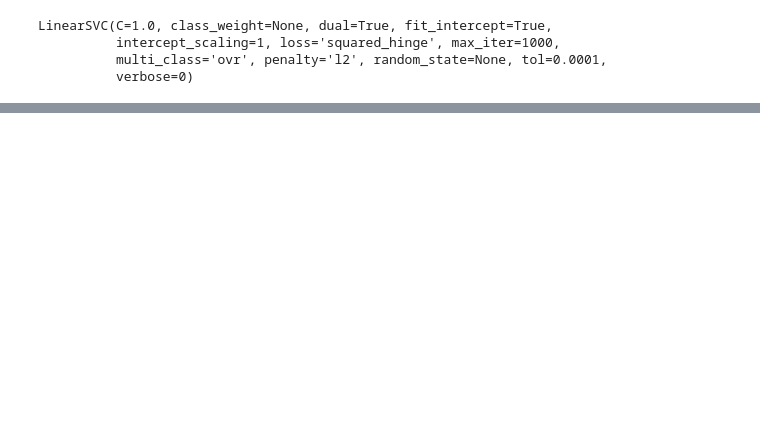
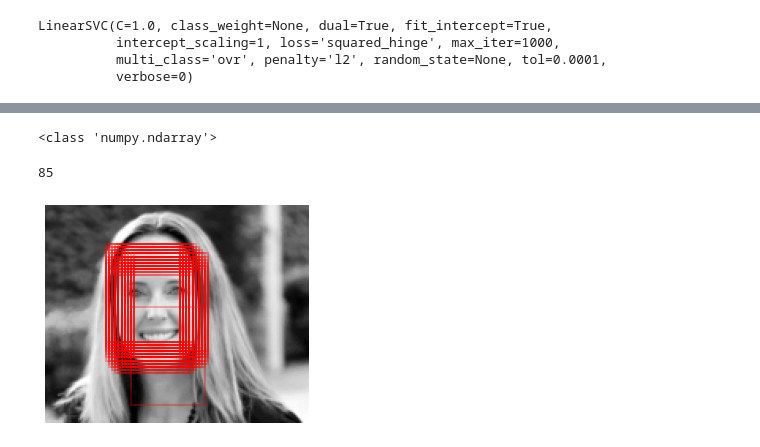
Before and after one commit to mjtaheri11/hw2, a Jupyter notebook: hw2.ipynb, the cells around one changed output, grey strips where cells are left out. Drawn from its saved outputs; the diff is of its cells as text; code cells hidden in the pictures; blank space fills up the shorter version.

```diff
--- a/hw2.ipynb
+++ b/hw2.ipynb
@@ -67,14 +74,16 @@ negative_patches = np.vstack([extract_patches(im, 1500, scale)
 # %%
 from itertools import chain
-X_train = np.array([feature.hog(im)
+X = np.array([feature.hog(im)
                     for im in chain(positive_patches,
                                     negative_patches)])
-y_train = np.zeros(X_train.shape[0])
-y_train[:positive_patches.shape[0]] = 1
+y = np.zeros(X.shape[0])
+y[:positive_patches.shape[0]] = 1
 # %%
 from sklearn.svm import LinearSVC
-from sklearn.model_selection import GridSearchCV
+from sklearn import linear_model
+from sklearn.model_selection import GridSearchCV, train_test_split
+X_train, X_test, y_train, y_test = train_test_split(X, y, test_size=0.2)
 grid = GridSearchCV(LinearSVC(), {'C': [1.0, 2.0, 4.0, 8.0]})
 grid.fit(X_train, y_train)
-grid.best_score_
+grid.best_params_
 # %% [output]
@@ -89,0 +114,8 @@ LinearSVC(C=1.0, class_weight=None, dual=True, fit_intercept=True,
+# %%
+img1 = cv2.imread('drive/My Drive/test_image1.jpg', 0)
+img2 = cv2.imread('drive/My Drive/test_image2.jpg', 0)
+img3 = cv2.imread('drive/My Drive/test_image3.jpg', 0)
+img4 = cv2.imread('drive/My Drive/test_image4.png', 0)
+img5 = cv2.imread('drive/My Drive/test_image5.jpg', 0)
+imges = [img1, img2, img3, img4, img5]
+print(img1.shape, img2.shape, img3.shape, img4.shape, img5.shape)
@@ -89,0 +172,25 @@ LinearSVC(C=1.0, class_weight=None, dual=True, fit_intercept=True,
+# %%
+labels = model.predict(patches_hog)
+#print(score[labels == 1])
+z = []
+for i in score[labels == 1]:
+  z.append(i[0])
+z = np.array(z)
+print(type(z))
+# %% [output]
+<class 'numpy.ndarray'>
+# %%
+fig, ax = plt.subplots()
+ax.imshow(x[-1], cmap='gray')
+ax.axis('off')
+Ni, Nj = positive_patches[0].shape
+indices = np.array(indices)
+
+for i, j in indices[labels == 1]:
+    ax.add_patch(plt.Rectangle((j, i), Nj, Ni, edgecolor='red',
+                               alpha=0.3, lw=2, facecolor='none'))
+
+print(len(indices[labels == 1]))
+# %% [output]
+85
+[figure, added]
```
Also changed, not shown: parts of 16 cells of this notebook.
